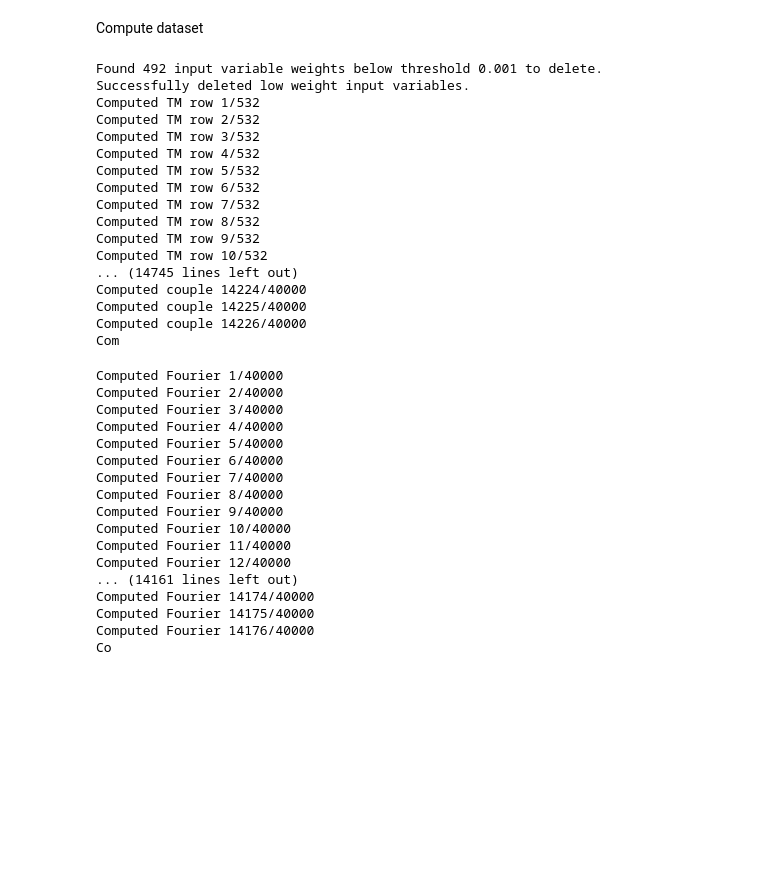
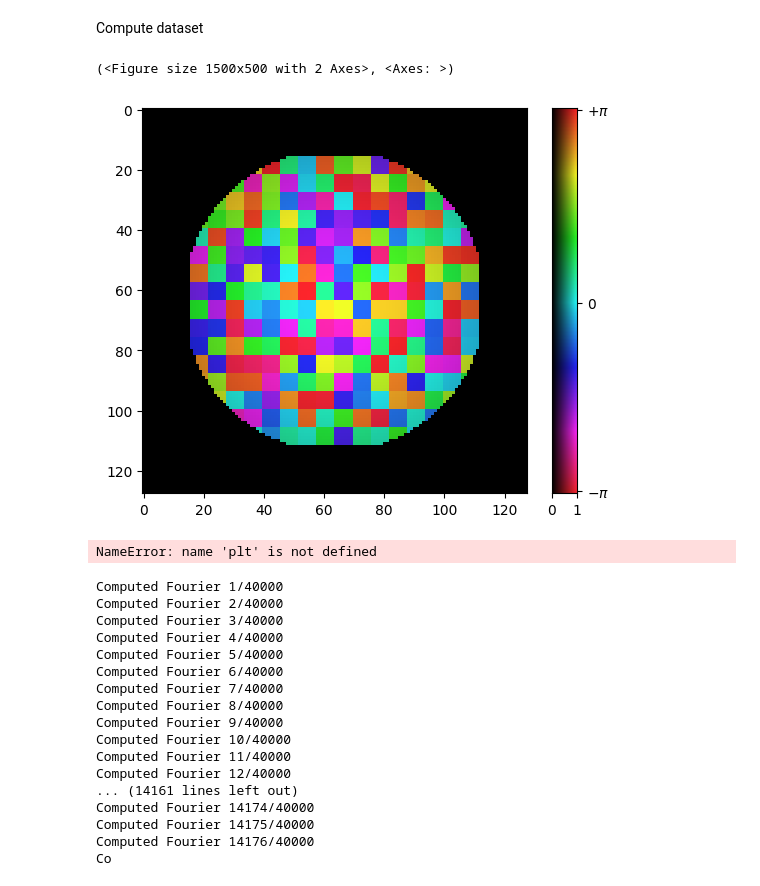
Before and after one commit to jysru/MMF_LP_modes, a Jupyter notebook: notebooks/generate_dataset.ipynb, the cells around one changed output. Cells and saved outputs as stored; diff of their text form; code cells hidden in the pictures; blank space fills up the shorter version.

```diff
--- a/notebooks/generate_dataset.ipynb
+++ b/notebooks/generate_dataset.ipynb
@@ -73,28 +73,22 @@ Compute dataset
 # %%
 dset = SimulatedStepIndexSpeckleOutputDataset(fiber, grid, N_modes=fiber._N_modes_degen, length=dataset_settings['length'])
 # dset = SimulatedStepIndexSpeckleOutputDataset(fiber, grid, N_modes=fiber._N_modes_degen, length=10)
-# dm = dset.compute_from_transfer_matrix(phases_dim=(32,32))
-dset.compute_from_transfer_matrix(phases_dim=dataset_settings['phases_dim'])
+dm, beam = dset.compute_from_transfer_matrix(phases_dim=(16, 16))
+# dset.compute_from_transfer_matrix(phases_dim=dataset_settings['phases_dim'])
 # dset.compute_fourier_transforms(**fourier_settings)
 # dm.plot()
+# dm.plot()
+
+from waveoptics.plots.plots import complex_imshow
+
+complex_imshow(dm._field_matrix)
 # %% [output]
-Found 492 input variable weights below threshold 0.001 to delete.
-Successfully deleted low weight input variables.
-Computed TM row 1/532
-Computed TM row 2/532
-Computed TM row 3/532
-Computed TM row 4/532
-Computed TM row 5/532
-Computed TM row 6/532
-Computed TM row 7/532
-Computed TM row 8/532
-Computed TM row 9/532
-Computed TM row 10/532
-... (14745 lines left out)
-Computed couple 14224/40000
-Computed couple 14225/40000
-Computed couple 14226/40000
-Com
+(<Figure size 1500x500 with 2 Axes>, <Axes: >)
+[figure, added]
+# %%
+plt.imshow(np.angle(dm._field_matrix))
+# %% [output]
+NameError: name 'plt' is not defined
 # %%
 dset.compute_fourier_transforms(**fourier_settings)
 # %% [output]
```
Also changed, not shown: 1 other file.
